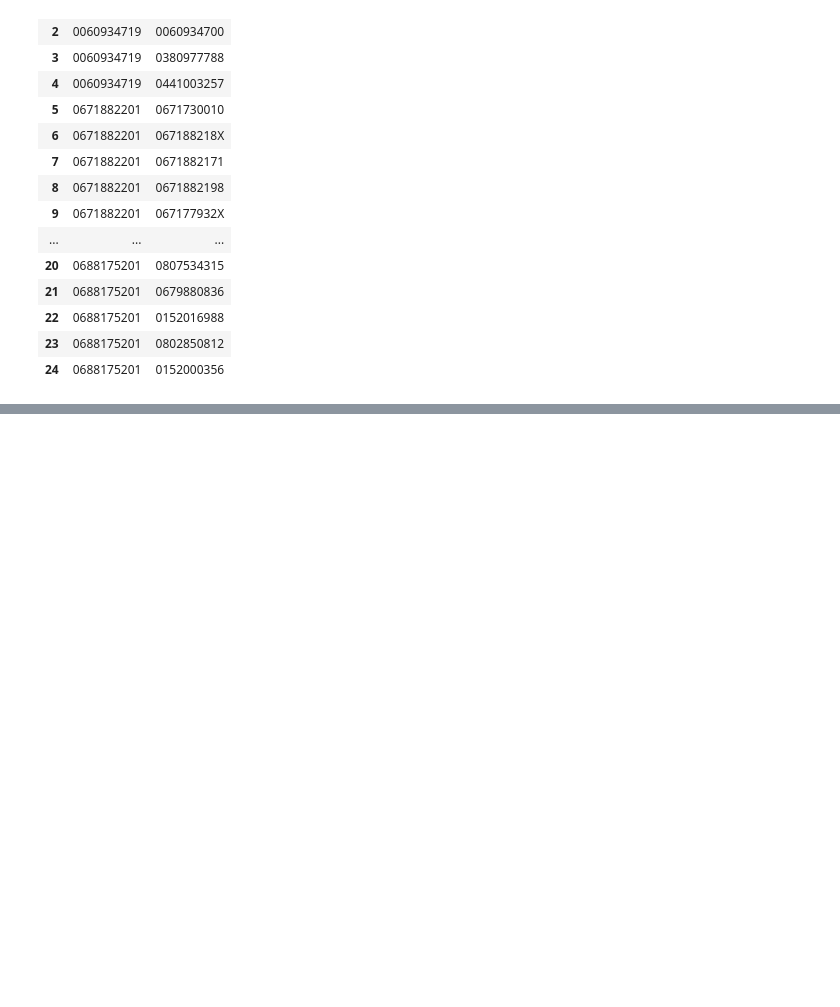
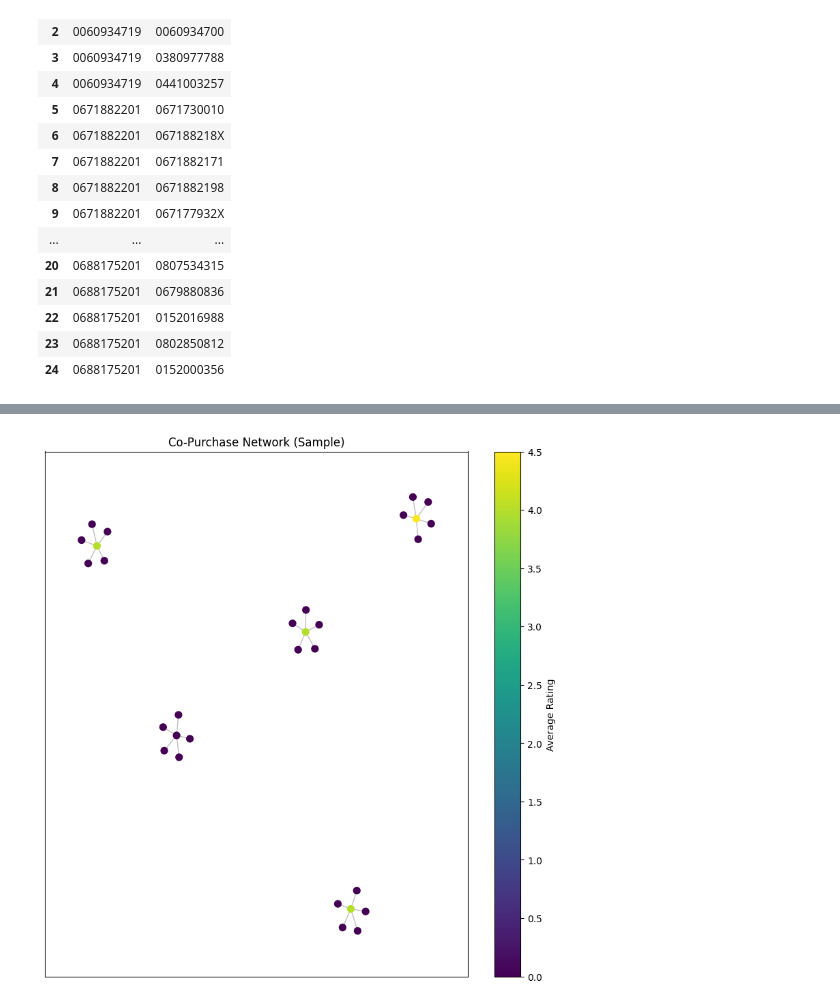
Before and after one commit to uginm102/MCSC-MUK, a Jupyter notebook: MCS7227 Data Analytics and Visualization/MCS_7227_Data_Analytics_and_Visualization_Amazon_Metadata.ipynb, the cells around one changed output, grey strips where cells are left out. Drawn from its saved outputs; the diff is of its cells as text; code cells hidden in the pictures; blank space fills up the shorter version.

```diff
--- a/MCS7227 Data Analytics and Visualization/MCS_7227_Data_Analytics_and_Visualization_Amazon_Metadata.ipynb
+++ b/MCS7227 Data Analytics and Visualization/MCS_7227_Data_Analytics_and_Visualization_Amazon_Metadata.ipynb
@@ -473,0 +603,25 @@ Visualizations saved: 'degree_vs_salesrank.html', 'rating_by_category.html', 'ne
+# %%
+# 7.3: Network visualization (simplified for sample)
+plt.figure(figsize=(10, 10))
+pos = nx.spring_layout(G, k=0.1)  # Simple layout for small sample
+
+# Get node colors based on 'avg_rating'
+node_colors = [node_attrs.get(n, {}).get('avg_rating', 0) for n in G.nodes()]
+
+# Create a color map
+cmap = plt.cm.viridis
+
+# Draw the network with the specified node colors and color map
+nodes = nx.draw_networkx_nodes(G, pos, node_size=50, node_color=node_colors, cmap=cmap)
+
+# Draw the edges
+nx.draw_networkx_edges(G, pos, edge_color='gray', alpha=0.5)
+
+# Create the colorbar and associate it with the nodes
+plt.colorbar(nodes, label='Average Rating')
+
+plt.title("Co-Purchase Network (Sample)")
+plt.show()  # Display the plot directly in Colab
+plt.close()
+# %% [output]
+[figure, added]
```
Also changed, not shown: parts of 18 cells of this notebook.
